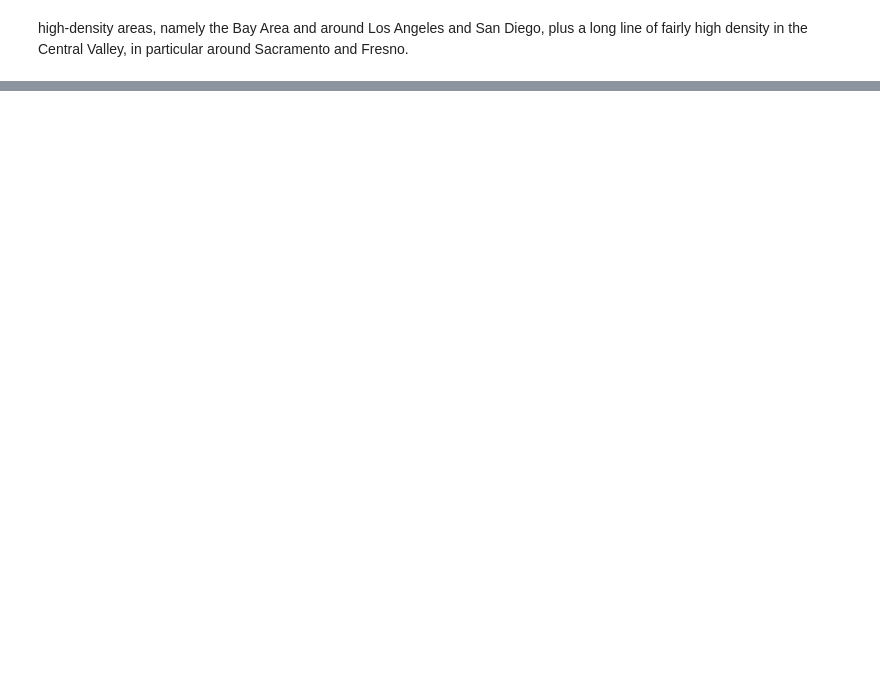
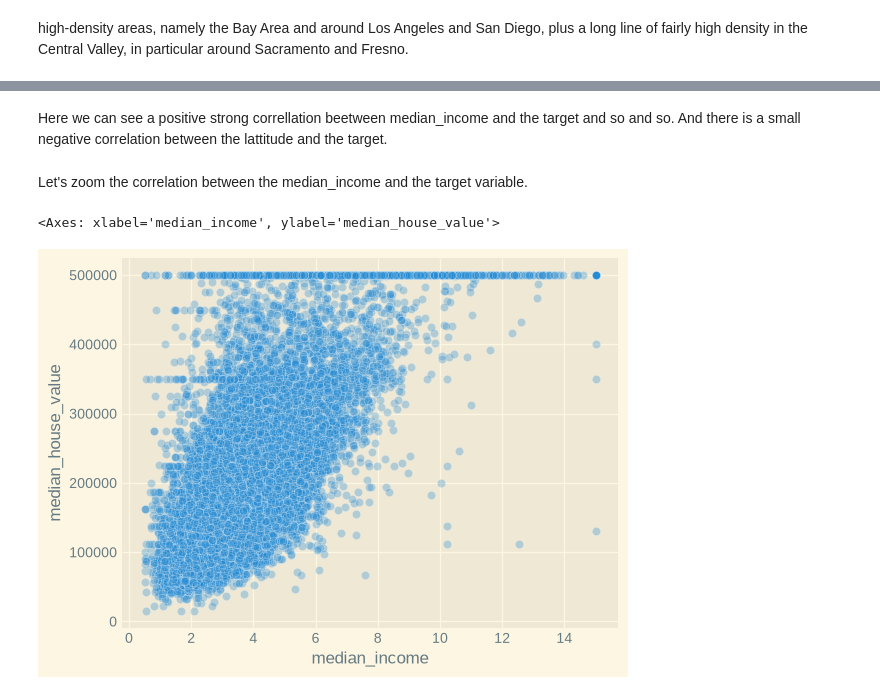
Before and after one commit to ACADEMIC-AND-PERSONAL-PROJECTS/California-Housing-Prices, a Jupyter notebook: notebooks/housing.ipynb, the cells around one changed output, grey strips where cells are left out. Cells and saved outputs as stored; diff of their text form; code cells hidden in the pictures; blank space fills up the shorter version.

```diff
--- a/notebooks/housing.ipynb
+++ b/notebooks/housing.ipynb
@@ -170,0 +201,10 @@ plt.legend();
+# %% [markdown]
+Here we can see a positive strong correllation beetween median_income and the target and so and so.
+And there is a small negative correlation between the lattitude and the target.
+# %% [markdown]
+Let's zoom the correlation between the median_income and the target variable.
+# %%
+sns.scatterplot(data=housing, x='median_income', y='median_house_value', alpha=0.3)
+# %% [output]
+<Axes: xlabel='median_income', ylabel='median_house_value'>
+[figure, added]
```
Also changed, not shown: parts of 9 cells of this notebook.
